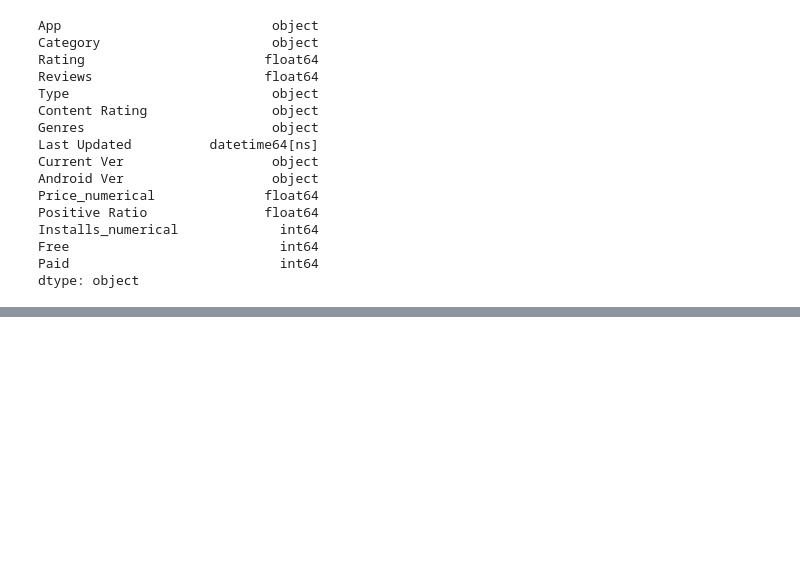
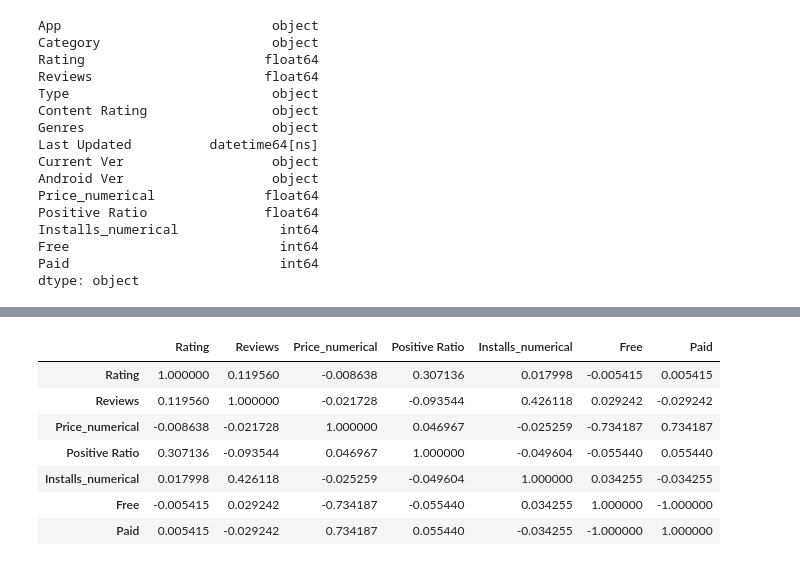
Before and after one commit to ironhack-datalabs/mad-oct-2018, a Jupyter notebook: module-3/lab-supervised-learning-feature-extraction/your-code/main.ipynb, the cells around one changed output, grey strips where cells are left out. Saved outputs shown, nothing was run; the diff lists cells and outputs as text; code cells hidden in the pictures; blank space fills up the shorter version.

```diff
--- a/module-3/lab-supervised-learning-feature-extraction/your-code/main.ipynb
+++ b/module-3/lab-supervised-learning-feature-extraction/your-code/main.ipynb
@@ -702,0 +716,11 @@ Name: App, Length: 37432, dtype: object
+# %%
+google_work.corr()
+# %% [output]
+|  | Rating | Reviews | Price_numerical | Positive Ratio | Installs_numerical | Free | Paid |
+| Rating | 1.000000 | 0.119560 | -0.008638 | 0.307136 | 0.017998 | -0.005415 | 0.005415 |
+| Reviews | 0.119560 | 1.000000 | -0.021728 | -0.093544 | 0.426118 | 0.029242 | -0.029242 |
+| Price_numerical | -0.008638 | -0.021728 | 1.000000 | 0.046967 | -0.025259 | -0.734187 | 0.734187 |
+| Positive Ratio | 0.307136 | -0.093544 | 0.046967 | 1.000000 | -0.049604 | -0.055440 | 0.055440 |
+| Installs_numerical | 0.017998 | 0.426118 | -0.025259 | -0.049604 | 1.000000 | 0.034255 | -0.034255 |
+| Free | -0.005415 | 0.029242 | -0.734187 | -0.055440 | 0.034255 | 1.000000 | -1.000000 |
+| Paid | 0.005415 | -0.029242 | 0.734187 | 0.055440 | -0.034255 | -1.000000 | 1.000000 |
```
Also changed, not shown: parts of 6 cells of this notebook.
